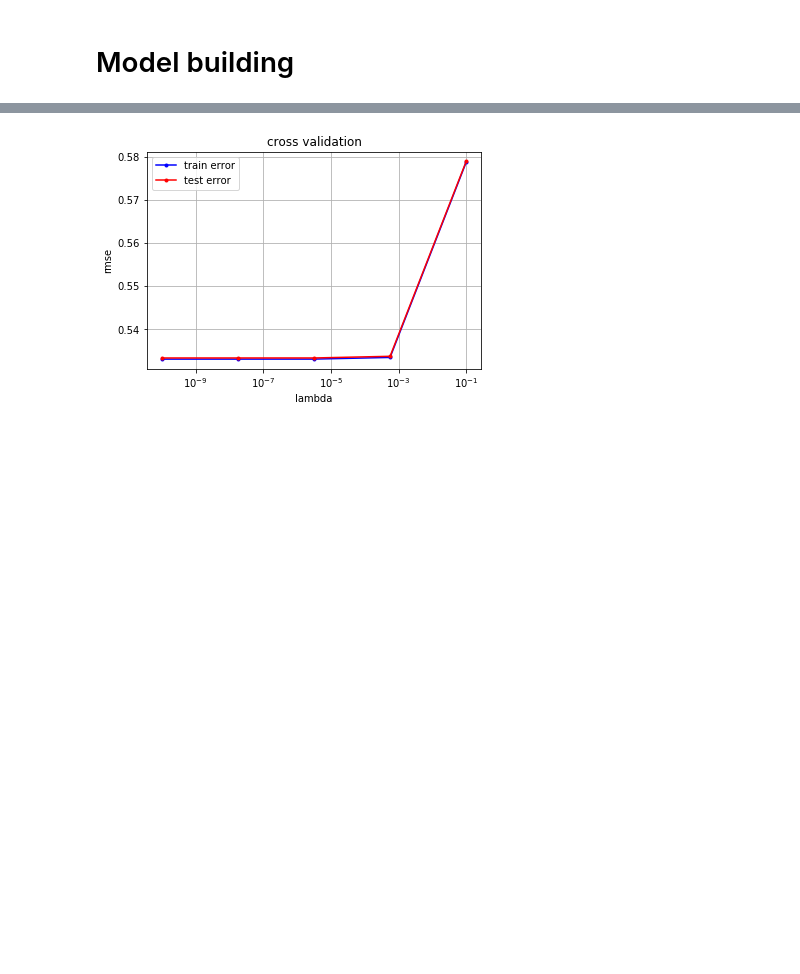
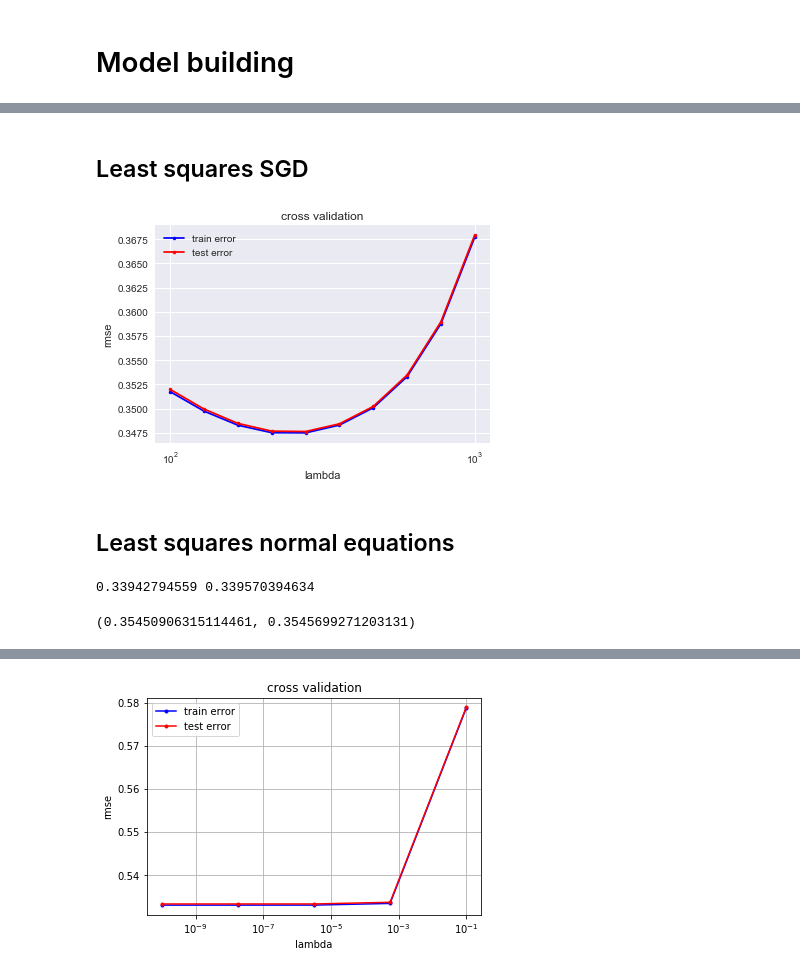
Before and after one commit to inverniz/ML_project, a Jupyter notebook: scripts/Model_building.ipynb, the cells around one changed output, grey strips where cells are left out. Drawn from its saved outputs; the diff is of its cells as text; code cells hidden in the pictures; blank space fills up the shorter version.

```diff
--- a/scripts/Model_building.ipynb
+++ b/scripts/Model_building.ipynb
@@ -121,16 +121,21 @@ for i, label in enumerate(labels):
 plt.tight_layout()
 # %% [output]
 [figure]
+# %%
+def cross_validation_visualization(lambds, mse_tr, mse_te):
+    """visualization the curves of mse_tr and mse_te."""
+    plt.semilogx(lambds, mse_tr, marker=".", color='b', label='train error')
+    plt.semilogx(lambds, mse_te, marker=".", color='r', label='test error')
+    plt.xlabel("lambda")
+    plt.ylabel("mse")
+    plt.title("cross validation")
+    plt.legend(loc=2)
+    plt.grid(True)
+    plt.savefig("cross_validation")
 # %% [markdown]
 # Model building
-# %%
-def cross_validation_visualization(lambds, mse_tr, mse_te):
-    """visualization the curves of mse_tr and mse_te."""
-    plt.semilogx(lambds, mse_tr, marker=".", color='b', label='train error')
-    plt.semilogx(lambds, mse_te, marker=".", color='r', label='test error')
-    plt.xlabel("lambda")
-    plt.ylabel("rmse")
-    plt.title("cross validation")
-    plt.legend(loc=2)
-    plt.grid(True)
-    plt.savefig("cross_validation")
+# %%
+y, x, ids = load_csv_data('../data/train.csv')
+# x = (x - np.mean(x, axis=0))/np.std(x, axis=0)
+num_samples = len(y)
+tx = np.c_[np.ones(num_samples), x]
@@ -136,0 +146,9 @@ def cross_validation_visualization(lambds, mse_tr, mse_te):
+# %%
+gammas = np.logspace(-1,3.5,5)
+mse_tr = []
+mse_te = []
+for gamma in gammas:
+    mse_tr_, mse_te_ = cross_validation(y, x, 5, least_squares_GD, compute_mse, {'initial_w' : np.zeros(x.shape[1] + 1), 'max_iters':500, 'gamma':gamma})
+    mse_tr.append(mse_tr_)
+    mse_te.append(mse_te_)
+cross_validation_visualization(gammas, mse_tr, mse_te)
@@ -136,0 +163,22 @@ def cross_validation_visualization(lambds, mse_tr, mse_te):
+# %% [markdown]
+## Least squares SGD
+# %%
+gammas = np.logspace(2,3,10)
+mse_tr = []
+mse_te = []
+for gamma in gammas:
+    mse_tr_, mse_te_ = cross_validation(y, x, 5, least_squares_SGD, compute_mse, {'initial_w' : np.zeros(x.shape[1]  + 1), 'max_iters':10000, 'gamma':gamma})
+    mse_tr.append(mse_tr_)
+    mse_te.append(mse_te_)
+cross_validation_visualization(gammas, mse_tr, mse_te)
+# %% [output]
+[figure, added]
+# %% [markdown]
+## Least squares normal equations
+# %%
+rmse_tr_, rmse_te_ = cross_validation(y, x, 4, least_squares, compute_mse, seed=5)
+print(rmse_tr_,rmse_te_)
+cross_validation(y, x, 4, ridge_regression, compute_mse, {'lambda_': 1e-1}, seed=5)
+# %% [output]
+0.33942794559 0.339570394634
+(0.35450906315114461, 0.3545699271203131)
```
Also changed, not shown: parts of 22 cells of this notebook, 4 other files.
